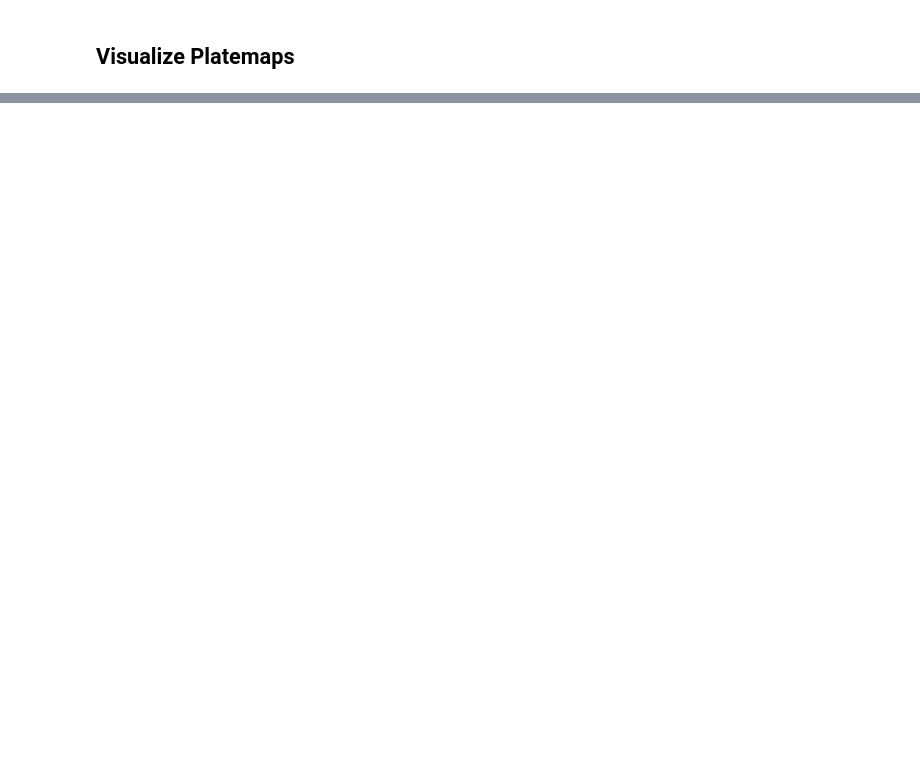
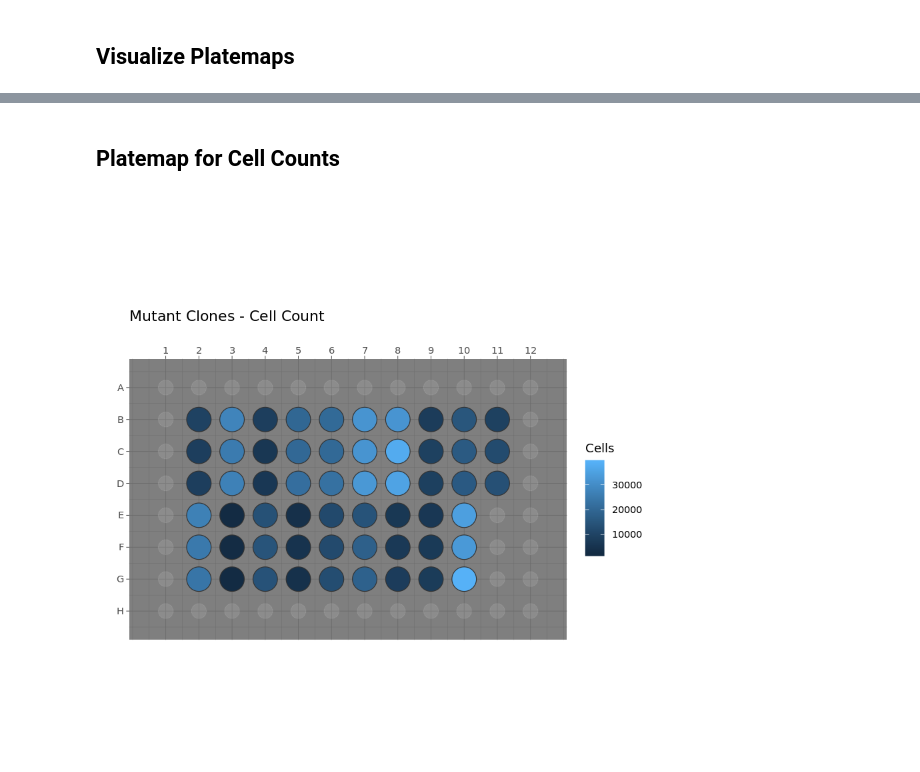
Before and after one commit to broadinstitute/profiling-resistance-mechanisms, a Jupyter notebook: investigate-plate-effects.ipynb, the cells around one changed output, grey strips where cells are left out. Saved outputs shown, nothing was run; the diff lists cells and outputs as text; code cells hidden in the pictures; blank space fills up the shorter version.

```diff
--- a/investigate-plate-effects.ipynb
+++ b/investigate-plate-effects.ipynb
@@ -56,0 +106,10 @@ length(mut_df$Metadata_Well)
+# %%
+# Mutant Clone Plate
+mut_count_file <- file.path("results", "MutClones_cell_count_by_well.tsv")
+if (!file.exists(mut_count_file)) {
+    mut_count <- count_cells("MutClones") %>%
+        dplyr::collect()
+    mut_count %>% readr::write_tsv(mut_count_file)
+} else {
+    mut_count <- readr::read_tsv(mut_count_file, col_types=readr::cols())
+}
@@ -84,0 +184,17 @@ plate_mut_gg
+# %% [markdown]
+## Platemap for Cell Counts
+# %%
+cell_count_mut_gg <-
+    platetools::raw_map(data = mut_count$n,
+                        well = mut_count$Metadata_Well,
+                        plate = 96) +
+    ggtitle("Mutant Clones - Cell Count") +
+    theme_dark() +
+    scale_fill_continuous(name = "Cells")
+
+fig_file <- file.path("figures", "plate_effects", paste0(batch, "_mut_cell_counts.png"))
+ggsave(fig_file, height = 3, width = 5)
+
+cell_count_mut_gg
+# %% [output]
+[figure, added]
```
Also changed, not shown: parts of 16 cells of this notebook.
